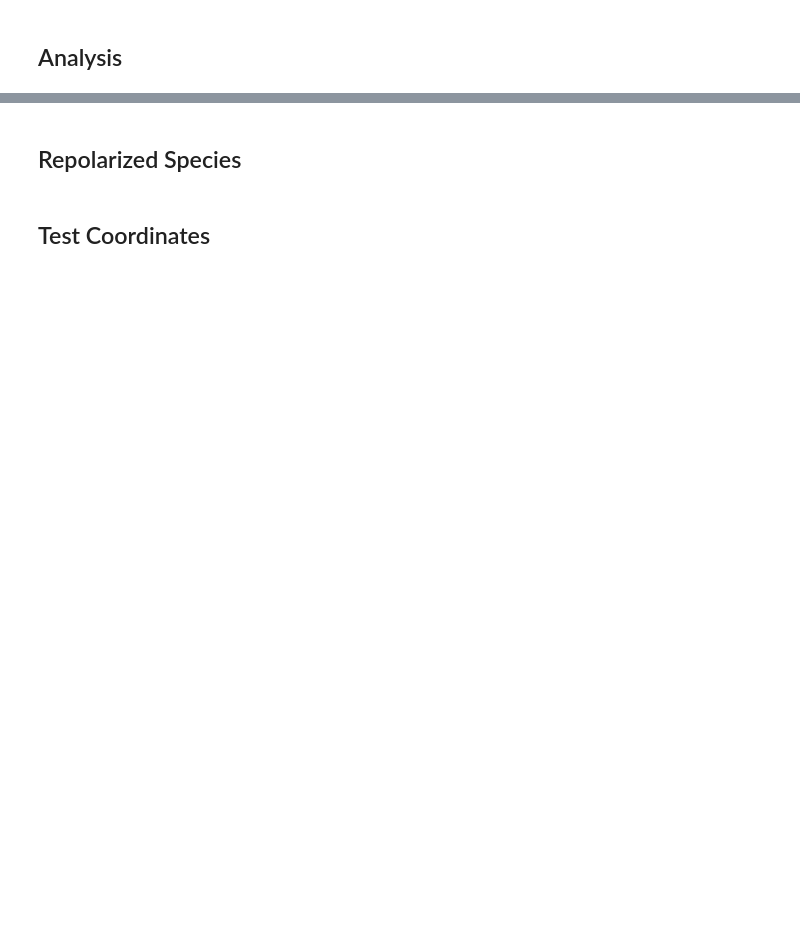
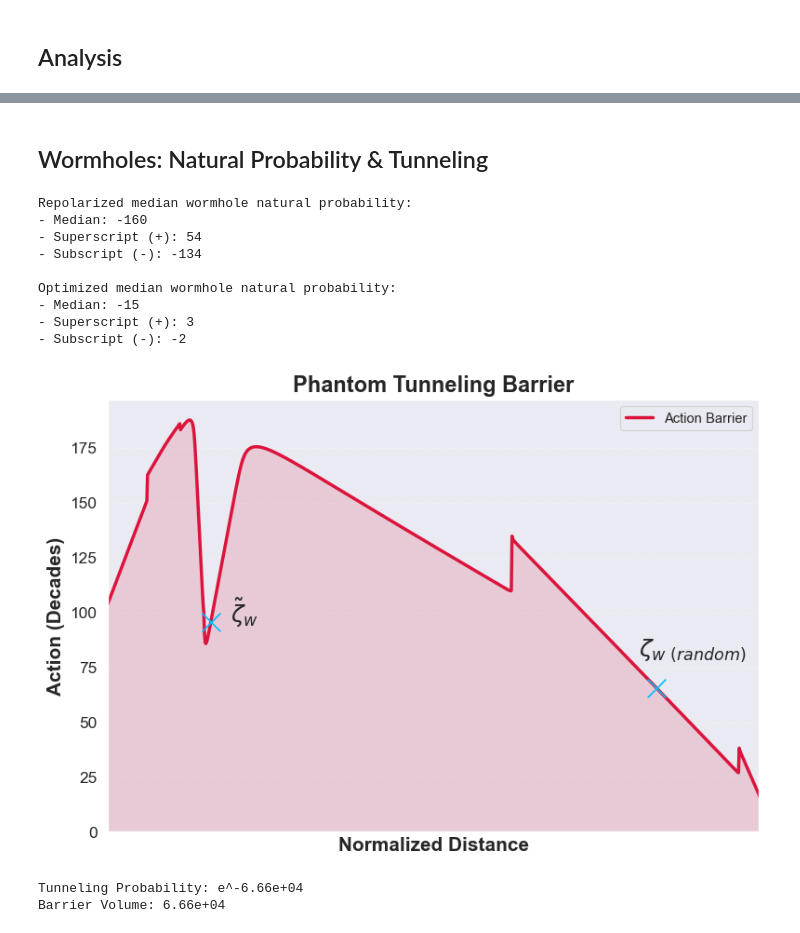
Before and after one commit to jgsoltes/Universe-KDE, a Jupyter notebook: Universe_KDE.ipynb, the cells around one changed output, grey strips where cells are left out. Drawn from its saved outputs; the diff is of its cells as text; code cells hidden in the pictures; blank space fills up the shorter version.

```diff
--- a/Universe_KDE.ipynb
+++ b/Universe_KDE.ipynb
@@ -1085,2 +1468,2 @@ sens = hdim.sensitivity(
 # %% [markdown]
-## Repolarized Species
+## Wormholes: Natural Probability & Tunneling
@@ -1145,2 +1469,0 @@ print(f'Optimal wormhole phase: {phase_median} ± {phase_error}')
-# %% [markdown]
-## Test Coordinates
@@ -1184,0 +1470,60 @@ for i in range(len(test_zeta)):
+# %%
+warnings.filterwarnings('ignore', category=DeprecationWarning)
+warnings.filterwarnings('ignore', category=FutureWarning)
+
+################# median repolarized metrics #################
+wormhole_species_raw = df_physics[df_physics['species']=='Wormhole']
+wormhole_species = encode_zeta(wormhole_species_raw[zeta_order_si])
+wormholes_canonical = repolarize_species('Wormhole', 1.0, 1.0)
+
+
+################# identify optimal wormhole phase #################
+# opt_phase, opt_phase_err = find_natural_phase('Wormhole',n_iter=10)
+wormholes_typical = repolarize_species('Wormhole', -0.15, 0.22) # using optimal phase (-0.15, 0.22)
+
+
+####### turn into function
+# Your raw log-probability data
+low1, median1, high1 = np.percentile(wormholes_canonical['probability'].values, [16, 50, 84])
+low2, median2, high2 = np.percentile(wormholes_typical['probability'].values, [16, 50, 84])
+
+# Calculate the "distances" for the subscript and superscript
+minus_val1 = median1 - low1
+plus_val1 = high1 - median1
+minus_val2 = median2 - low2
+plus_val2 = high2 - median2
+
+print('Repolarized median wormhole natural probability:')
+print(f"- Median: {median1:.0f}")
+print(f"- Superscript (+): {plus_val1:.0f}")
+print(f"- Subscript (-): -{minus_val1:.0f}")
+
+print('\nOptimized median wormhole natural probability:')
+print(f"- Median: {median2:.0f}")
+print(f"- Superscript (+): {plus_val2:.0f}")
+print(f"- Subscript (-): -{minus_val2:.0f}")
+
+
+
+
+################# random tunneling comparison #################
+import random
+random.seed(40) # 40 best
+wormhole_median = np.array(np.median(wormhole_species,axis=0))
+wormhole_random = random.choice(wormhole_species)
+results = tunneling_analysis(wormhole_median, wormhole_random)
+print(f"Tunneling Probability: e^{results['probability']:.2e}")
+print(f"Barrier Volume: {results['barrier_volume']:.2e}")
+# %% [output]
+Repolarized median wormhole natural probability:
+- Median: -160
+- Superscript (+): 54
+- Subscript (-): -134
+
+Optimized median wormhole natural probability:
+- Median: -15
+- Superscript (+): 3
+- Subscript (-): -2
+[figure, added]
+Tunneling Probability: e^-6.66e+04
+Barrier Volume: 6.66e+04
```
Also changed, not shown: parts of 15 cells of this notebook.
